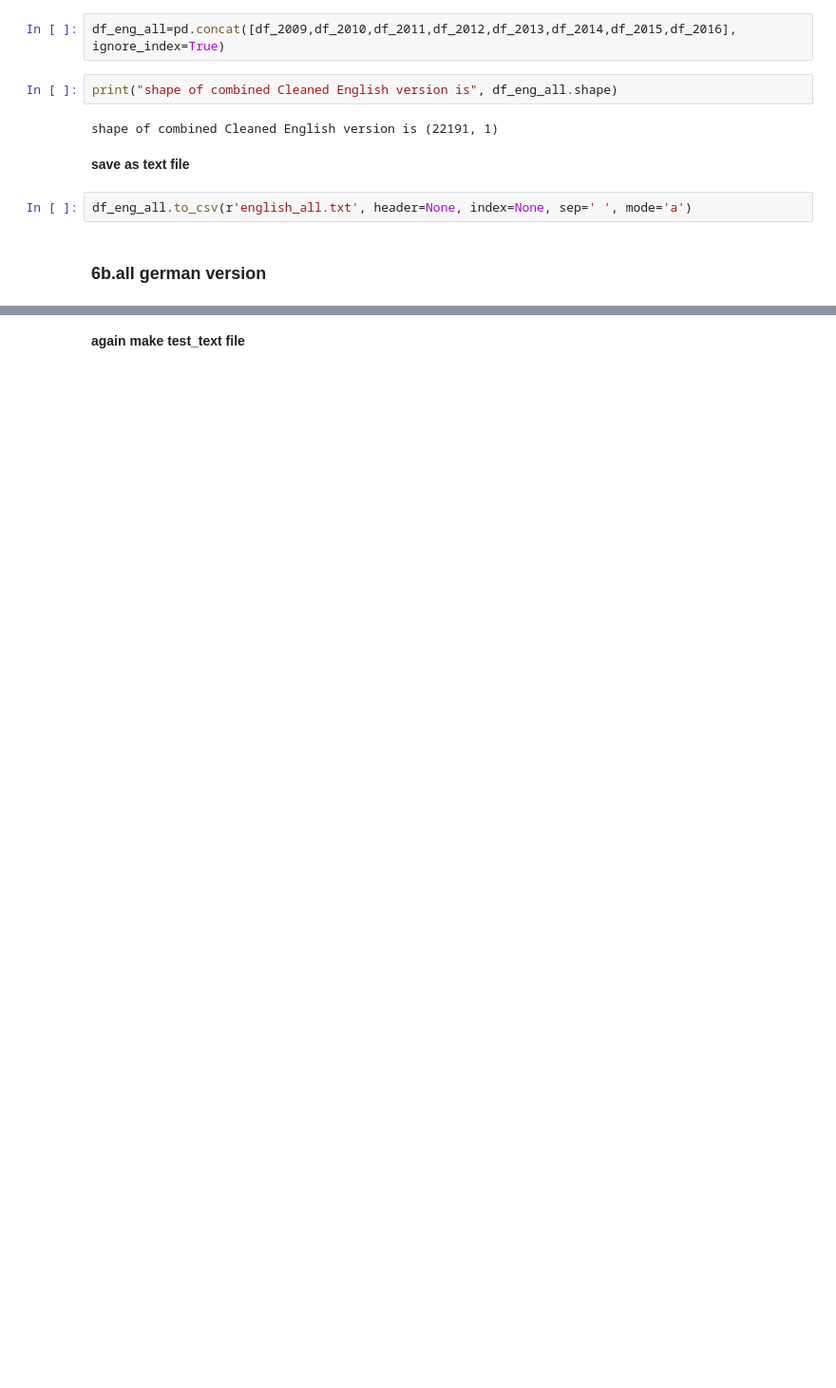
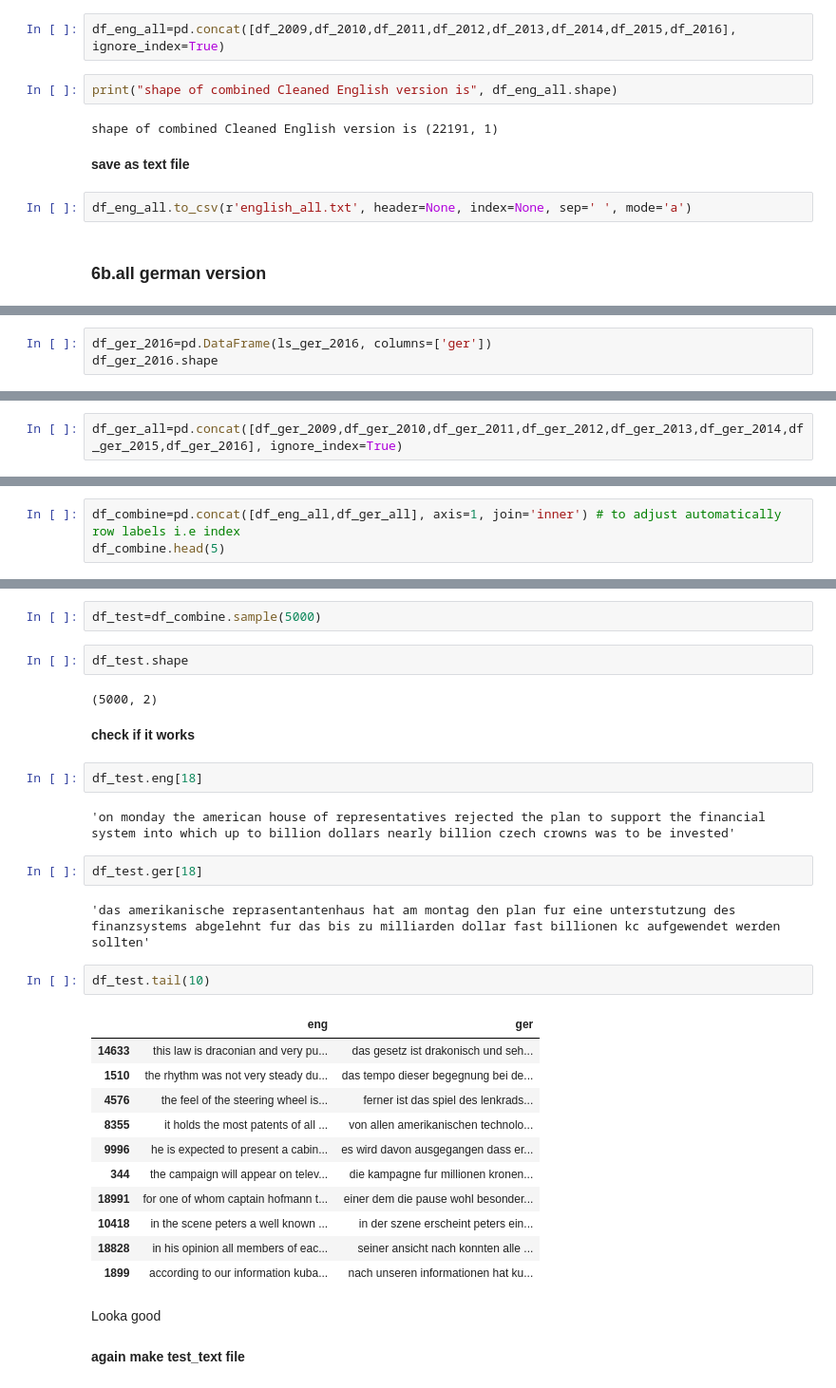
Before and after one commit to HassanSherwani/Language_Translator, a Jupyter notebook: 0.work.ipynb, the cells around one changed output, grey strips where cells are left out. Shown at 95% size. Drawn from its saved outputs; the diff is of its cells as text; blank space fills up the shorter version.

```diff
--- a/0.work.ipynb
+++ b/0.work.ipynb
@@ -874,0 +1148,3 @@ print('German Vocabulary: %d' % len(vocab))
+# %%
+df_ger_2016=pd.DataFrame(ls_ger_2016, columns=['ger'])
+df_ger_2016.shape
@@ -874,0 +1162,2 @@ print('German Vocabulary: %d' % len(vocab))
+# %%
+df_ger_all=pd.concat([df_ger_2009,df_ger_2010,df_ger_2011,df_ger_2012,df_ger_2013,df_ger_2014,df_ger_2015,df_ger_2016], ignore_index=True)
@@ -874,0 +1174,3 @@ print('German Vocabulary: %d' % len(vocab))
+# %%
+df_combine=pd.concat([df_eng_all,df_ger_all], axis=1, join='inner') # to adjust automatically row labels i.e index
+df_combine.head(5)
@@ -879,2 +1200,34 @@ print('German Vocabulary: %d' % len(vocab))
+# %%
+df_test=df_combine.sample(5000)
+# %%
+df_test.shape
+# %% [output]
+(5000, 2)
+# %% [markdown]
+**check if it works**
+# %%
+df_test.eng[18]
+# %% [output]
+'on monday the american house of representatives rejected the plan to support the financial system into which up to billion dollars nearly billion czech crowns was to be invested'
+# %%
+df_test.ger[18]
+# %% [output]
+'das amerikanische reprasentantenhaus hat am montag den plan fur eine unterstutzung des finanzsystems abgelehnt fur das bis zu milliarden dollar fast billionen kc aufgewendet werden sollten'
+# %%
+df_test.tail(10)
+# %% [output]
+|  | eng | ger |
+| 14633 | this law is draconian and very pu... | das gesetz ist drakonisch und seh... |
+| 1510 | the rhythm was not very steady du... | das tempo dieser begegnung bei de... |
+| 4576 | the feel of the steering wheel is... | ferner ist das spiel des lenkrads... |
+| 8355 | it holds the most patents of all ... | von allen amerikanischen technolo... |
+| 9996 | he is expected to present a cabin... | es wird davon ausgegangen dass er... |
+| 344 | the campaign will appear on telev... | die kampagne fur millionen kronen... |
+| 18991 | for one of whom captain hofmann t... | einer dem die pause wohl besonder... |
+| 10418 | in the scene peters a well known ... | in der szene erscheint peters ein... |
+| 18828 | in his opinion all members of eac... | seiner ansicht nach konnten alle ... |
+| 1899 | according to our information kuba... | nach unseren informationen hat ku... |
+# %% [markdown]
+Looka good
 # %% [markdown]
 **again make test_text file**
```
Also changed, not shown: parts of 59 cells of this notebook.
